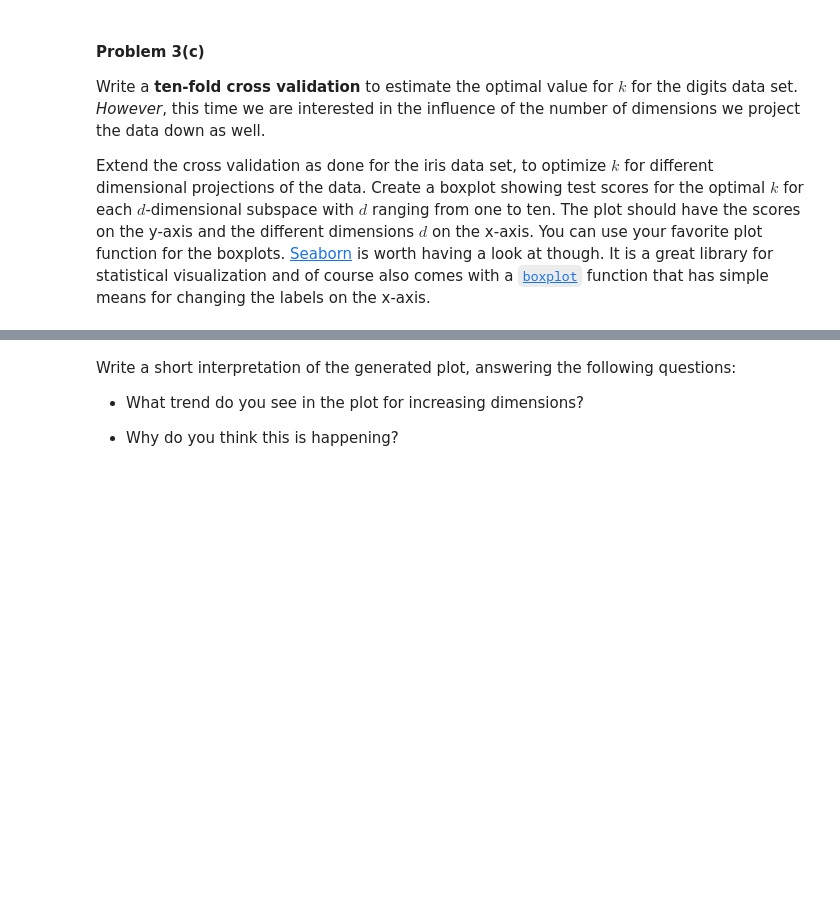
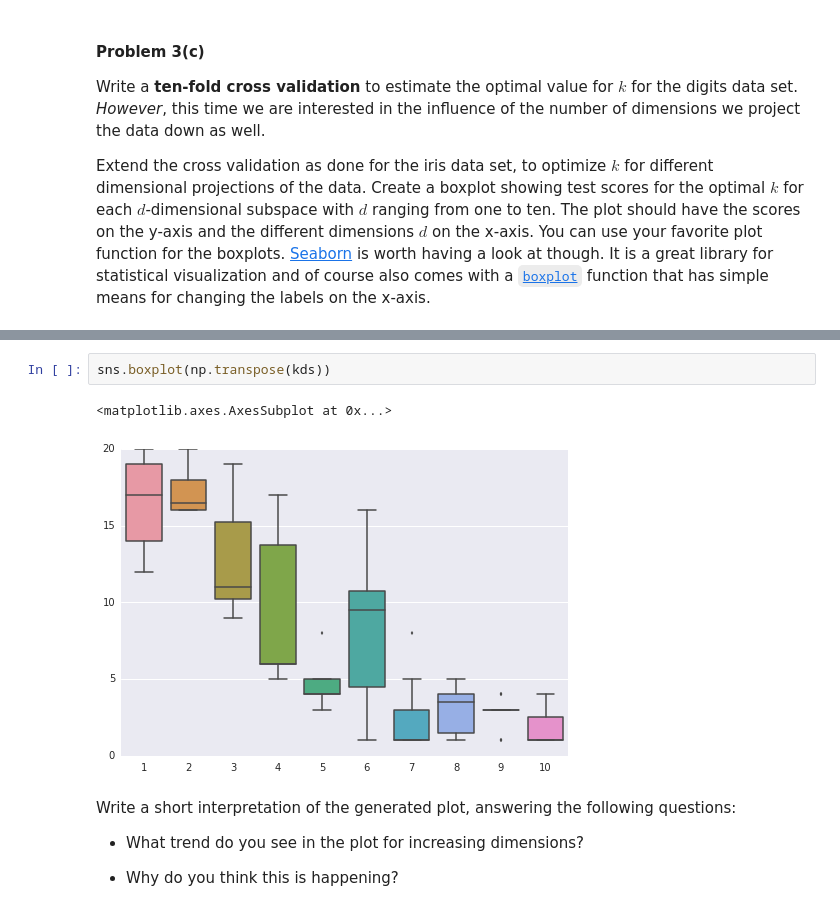
Before and after one commit to gaspaio/harvard-cs109-2014, a Jupyter notebook: homework-mine/HW3-mine.ipynb, the cells around one changed output, grey strips where cells are left out. Cells and saved outputs as stored; diff of their text form; blank space fills up the shorter version.

```diff
--- a/homework-mine/HW3-mine.ipynb
+++ b/homework-mine/HW3-mine.ipynb
@@ -637,3 +703,8 @@ Extend the cross validation as done for the iris data set, to optimize $k$ for d
+# %%
+sns.boxplot(np.transpose(kds))
+# %% [output]
+<matplotlib.axes.AxesSubplot at 0x...>
+[figure, added]
 # %% [markdown]
 Write a short interpretation of the generated plot, answering the following questions:
 
```
Also changed, not shown: parts of 3 cells of this notebook, 1 other file.
